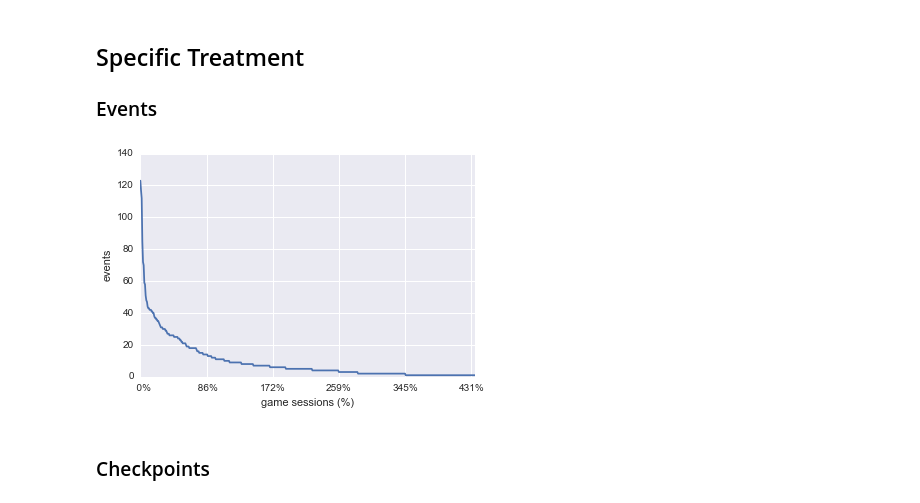
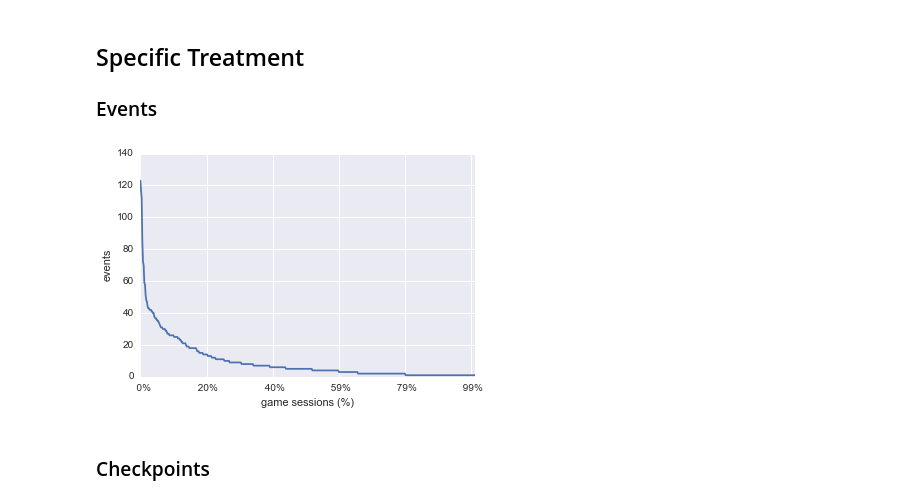
Before and after one commit to taniki/herocoli-analytics, a Jupyter notebook: automated-analysis.ipynb, the cells around one changed output. Drawn from its saved outputs; the diff is of its cells as text; code cells hidden in the pictures.

```diff
--- a/automated-analysis.ipynb
+++ b/automated-analysis.ipynb
@@ -144,11 +141,11 @@ mean#reach=0.800788954635
 # %%
 eventstable = pd.DataFrame({"events" : df["playerId"].value_counts().values})
 
 eventsLabel = "events"
-
-genericTreatment(eventstable, "game sessions", eventsLabel, positiveGameSessionCount )
+totalEventsCount = int(eventstable.count())
+genericTreatment(eventstable, "game sessions", eventsLabel, totalEventsCount)
 # %% [output]
-[figure, old version]
+[figure, new version]
 # %% [markdown]
 ### Checkpoints
 # %%
```
Also changed, not shown: parts of 2 cells of this notebook.
